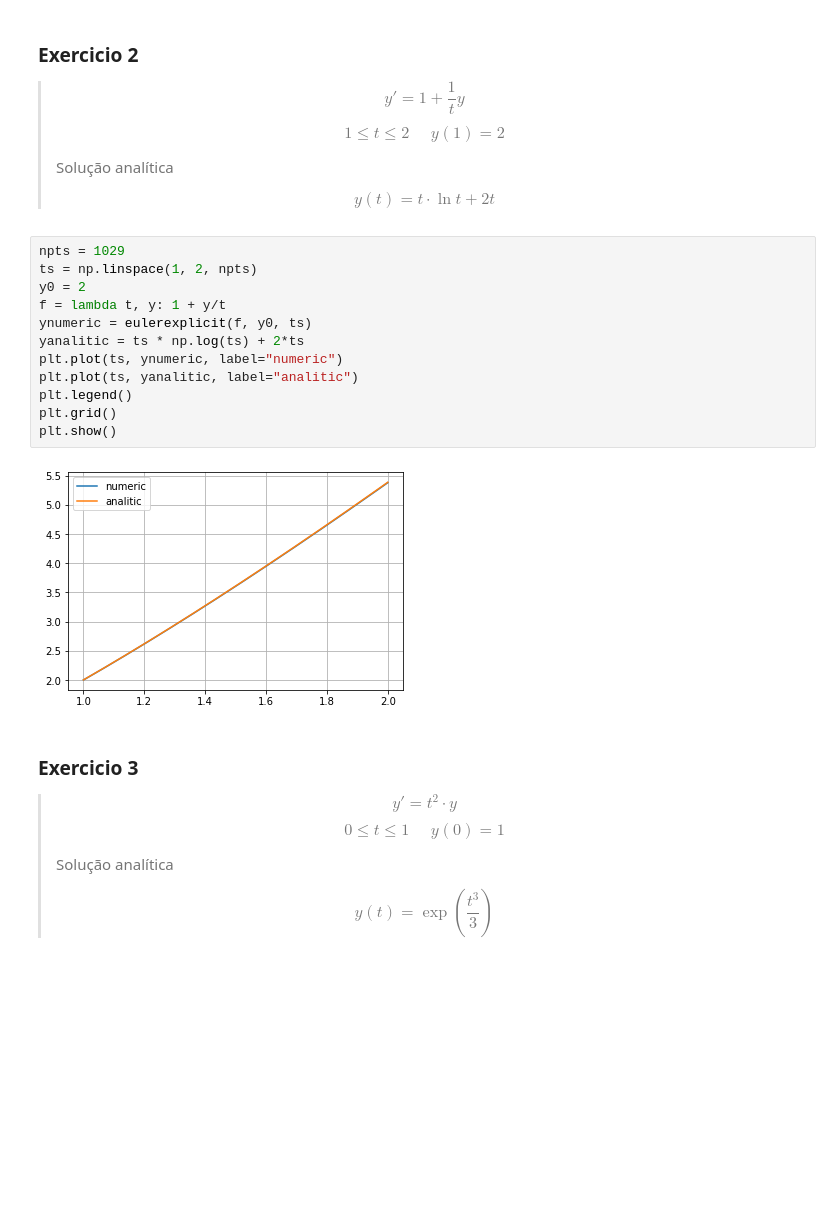
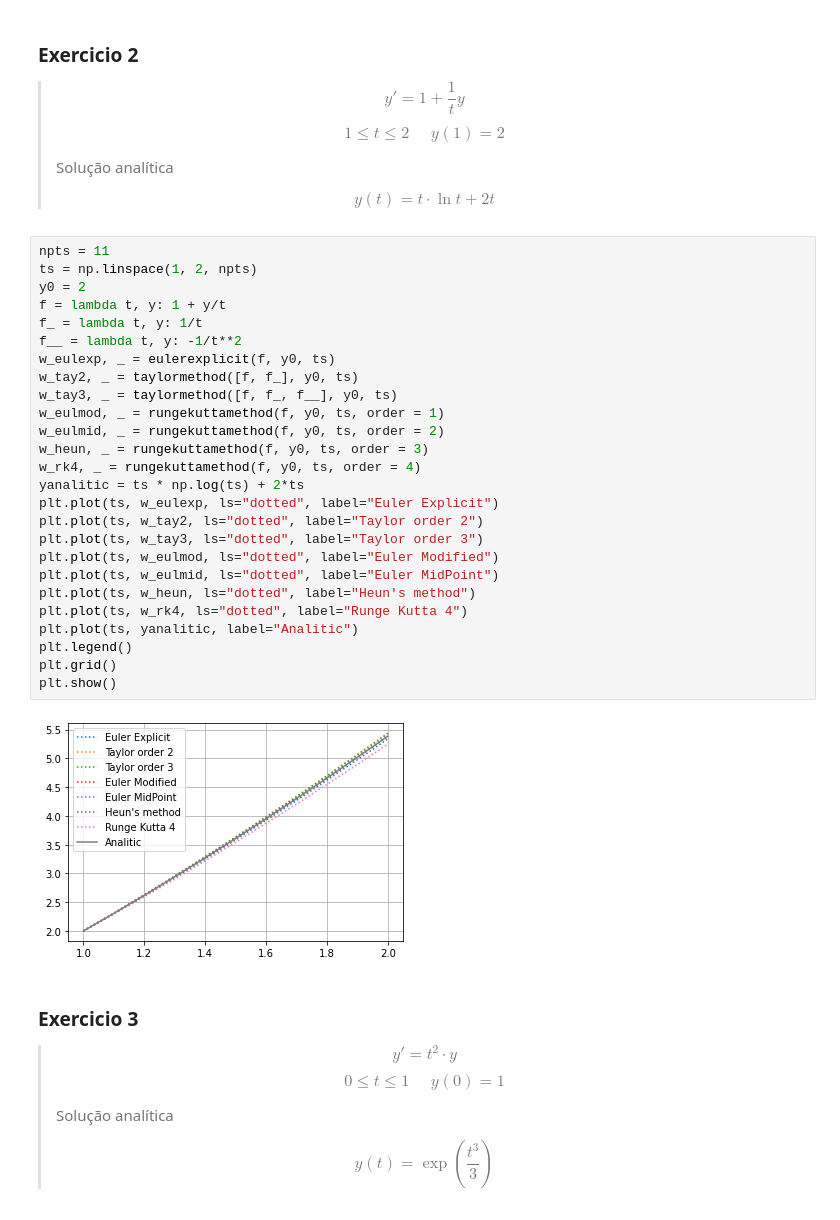
Before and after one commit to carlos-adir/UnB-Courses, a Jupyter notebook: mntf/trabalho2.ipynb, the cells around one changed output. Cells and saved outputs as stored; diff of their text form; blank space fills up the shorter version.

```diff
--- a/mntf/trabalho2.ipynb
+++ b/mntf/trabalho2.ipynb
@@ -49,20 +126,34 @@ plt.show()
 > Solução analítica
 >
 > $$y(t) = t\cdot \ln t +2t$$
-# %%
-npts = 1029
-ts = np.linspace(1, 2, npts)
-y0 = 2
-f = lambda t, y: 1 + y/t
-ynumeric = eulerexplicit(f, y0, ts)
-yanalitic = ts * np.log(ts) + 2*ts
-plt.plot(ts, ynumeric, label="numeric")
-plt.plot(ts, yanalitic, label="analitic")
-plt.legend()
-plt.grid()
-plt.show()
-# %% [output]
-[figure, removed]
+# %%
+npts = 11
+ts = np.linspace(1, 2, npts)
+y0 = 2
+f = lambda t, y: 1 + y/t
+f_ = lambda t, y: 1/t
+f__ = lambda t, y: -1/t**2
+w_eulexp, _ = eulerexplicit(f, y0, ts)
+w_tay2, _ = taylormethod([f, f_], y0, ts)
+w_tay3, _ = taylormethod([f, f_, f__], y0, ts)
+w_eulmod, _ = rungekuttamethod(f, y0, ts, order = 1)
+w_eulmid, _ = rungekuttamethod(f, y0, ts, order = 2)
+w_heun, _ = rungekuttamethod(f, y0, ts, order = 3)
+w_rk4, _ = rungekuttamethod(f, y0, ts, order = 4)
+yanalitic = ts * np.log(ts) + 2*ts
+plt.plot(ts, w_eulexp, ls="dotted", label="Euler Explicit")
+plt.plot(ts, w_tay2, ls="dotted", label="Taylor order 2")
+plt.plot(ts, w_tay3, ls="dotted", label="Taylor order 3")
+plt.plot(ts, w_eulmod, ls="dotted", label="Euler Modified")
+plt.plot(ts, w_eulmid, ls="dotted", label="Euler MidPoint")
+plt.plot(ts, w_heun, ls="dotted", label="Heun's method")
+plt.plot(ts, w_rk4, ls="dotted", label="Runge Kutta 4")
+plt.plot(ts, yanalitic, label="Analitic")
+plt.legend()
+plt.grid()
+plt.show()
+# %% [output]
+[figure, added]
 # %% [markdown]
 ### Exercicio 3
 
```
Also changed, not shown: parts of 19 cells of this notebook.
